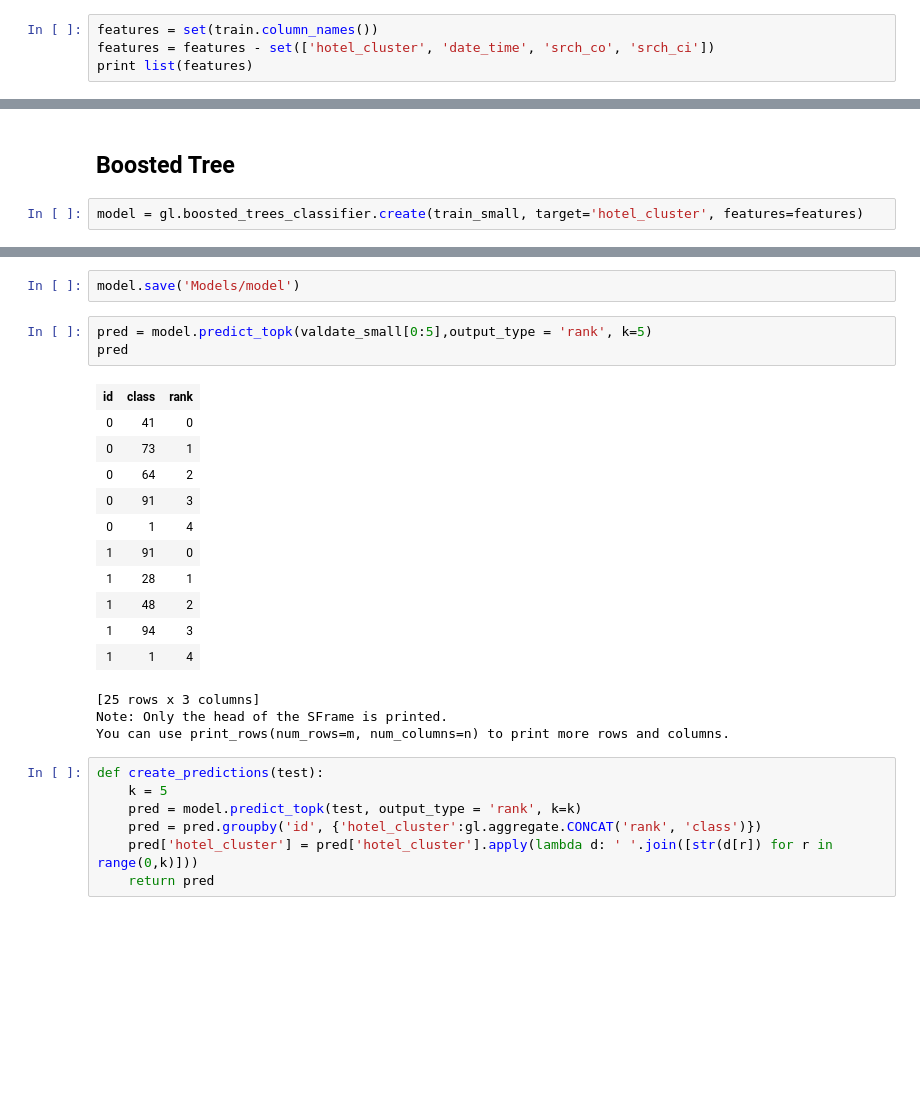
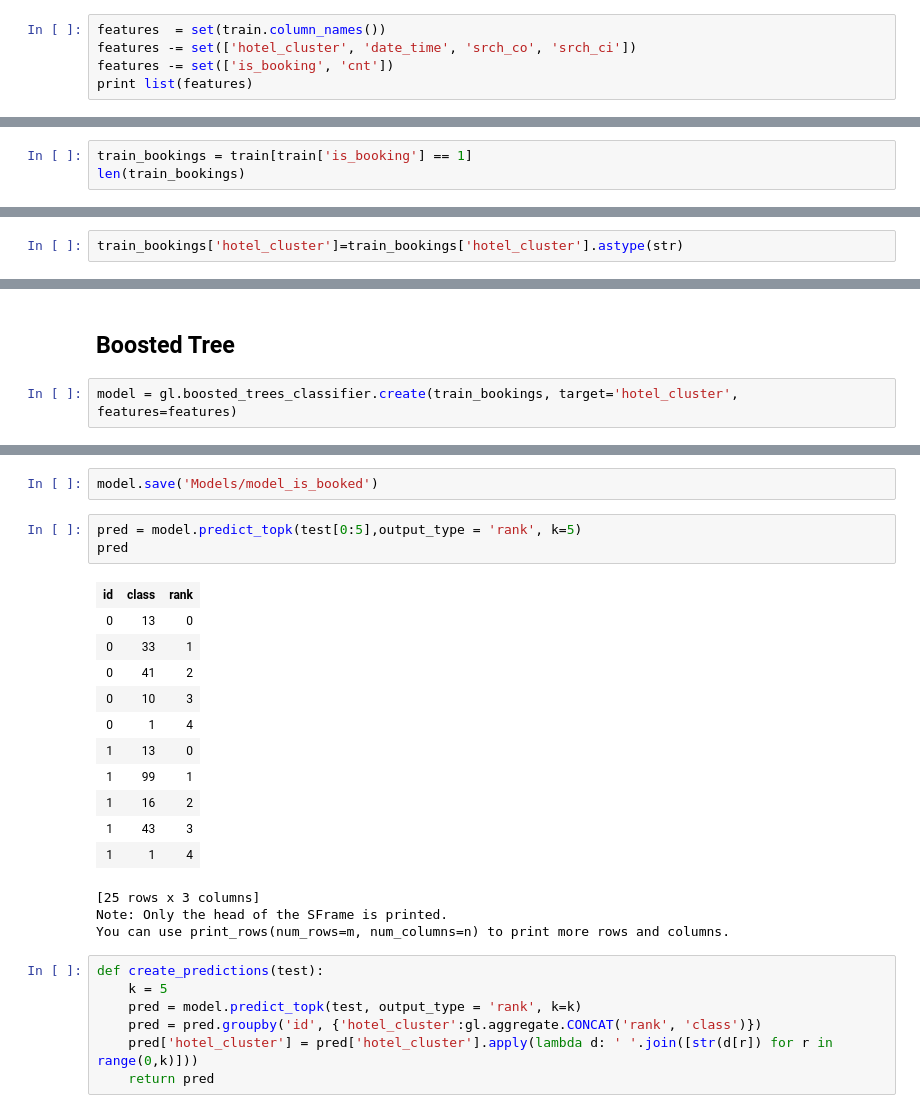
Before and after one commit to Kevin-McIsaac/ExpediaHotelRecommendations, a Jupyter notebook: Exploration.ipynb, the cells around one changed output, grey strips where cells are left out. Drawn from its saved outputs; the diff is of its cells as text; blank space fills up the shorter version.

```diff
--- a/Exploration.ipynb
+++ b/Exploration.ipynb
@@ -186,7 +129,8 @@ train.save('Data/train_fe')
 # %%
 train = gl.SFrame('Data/train_fe')
 # %%
-features = set(train.column_names())
-features = features - set(['hotel_cluster', 'date_time', 'srch_co', 'srch_ci'])
+features  = set(train.column_names())
+features -= set(['hotel_cluster', 'date_time', 'srch_co', 'srch_ci'])
+features -= set(['is_booking', 'cnt'])
 print list(features)
 # %% [output]
@@ -193,0 +138,3 @@ print list(features)
+# %%
+train_bookings = train[train['is_booking'] == 1]
+len(train_bookings)
@@ -194,3 +143,5 @@ print list(features)
+# %%
+train_bookings['hotel_cluster']=train_bookings['hotel_cluster'].astype(str)
 # %%
 train_small, rest = train.random_split(fraction=0.01, seed=1983)
 valdate_small, rest = rest.random_split(fraction=0.0001, seed=1983)
@@ -220,5 +155,5 @@ Number of unpacked features : 35
 # %% [markdown]
 ## Boosted Tree
 # %%
-model = gl.boosted_trees_classifier.create(train_small, target='hotel_cluster', features=features)
+model = gl.boosted_trees_classifier.create(train_bookings, target='hotel_cluster', features=features)
 # %% [output]
@@ -238,19 +174,19 @@ Number of unpacked features : 35
 # %%
-model.save('Models/model')
+model.save('Models/model_is_booked')
 # %%
-pred = model.predict_topk(valdate_small[0:5],output_type = 'rank', k=5)
+pred = model.predict_topk(test[0:5],output_type = 'rank', k=5)
 pred
 # %% [output]
 | id | class | rank |
-| 0 | 41 | 0 |
-| 0 | 73 | 1 |
-| 0 | 64 | 2 |
-| 0 | 91 | 3 |
+| 0 | 13 | 0 |
+| 0 | 33 | 1 |
+| 0 | 41 | 2 |
+| 0 | 10 | 3 |
 | 0 | 1 | 4 |
-| 1 | 91 | 0 |
-| 1 | 28 | 1 |
-| 1 | 48 | 2 |
-| 1 | 94 | 3 |
+| 1 | 13 | 0 |
+| 1 | 99 | 1 |
+| 1 | 16 | 2 |
+| 1 | 43 | 3 |
 | 1 | 1 | 4 |
 [25 rows x 3 columns]
 Note: Only the head of the SFrame is printed.
```
Also changed, not shown: parts of 28 cells of this notebook.
